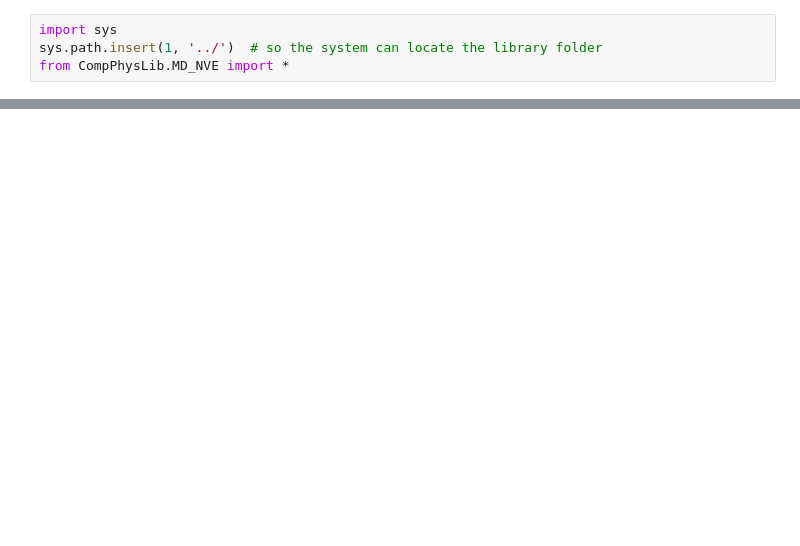
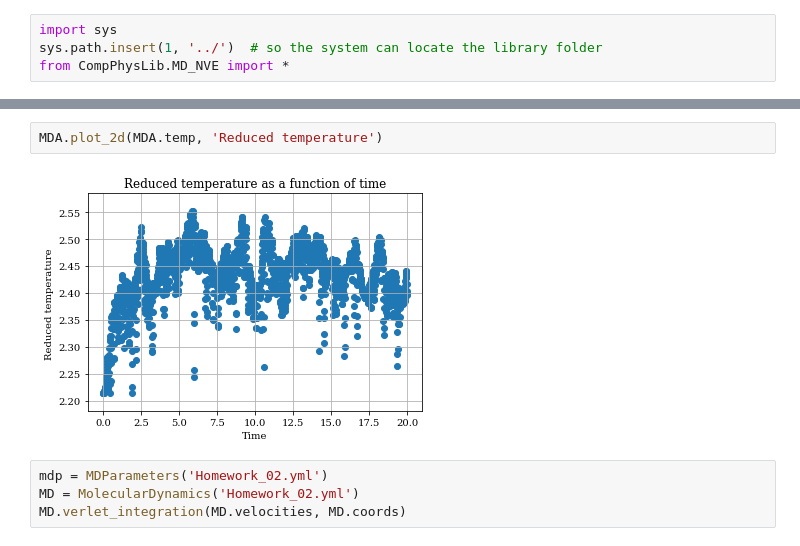
Before and after one commit to wehs7661/CompPhys, a Jupyter notebook: Homework/Homework_02.ipynb, the cells around one changed output, grey strips where cells are left out. Drawn from its saved outputs; the diff is of its cells as text; blank space fills up the shorter version.

```diff
--- a/Homework/Homework_02.ipynb
+++ b/Homework/Homework_02.ipynb
@@ -130,0 +148,8 @@ TypeError: unsupported operand type(s) for /: 'list' and 'float'
+# %%
+MDA.plot_2d(MDA.temp, 'Reduced temperature')
+# %% [output]
+[figure, added]
+# %%
+mdp = MDParameters('Homework_02.yml')
+MD = MolecularDynamics('Homework_02.yml')
+MD.verlet_integration(MD.velocities, MD.coords)
```
Also changed, not shown: parts of 6 cells of this notebook, 23 other files.
